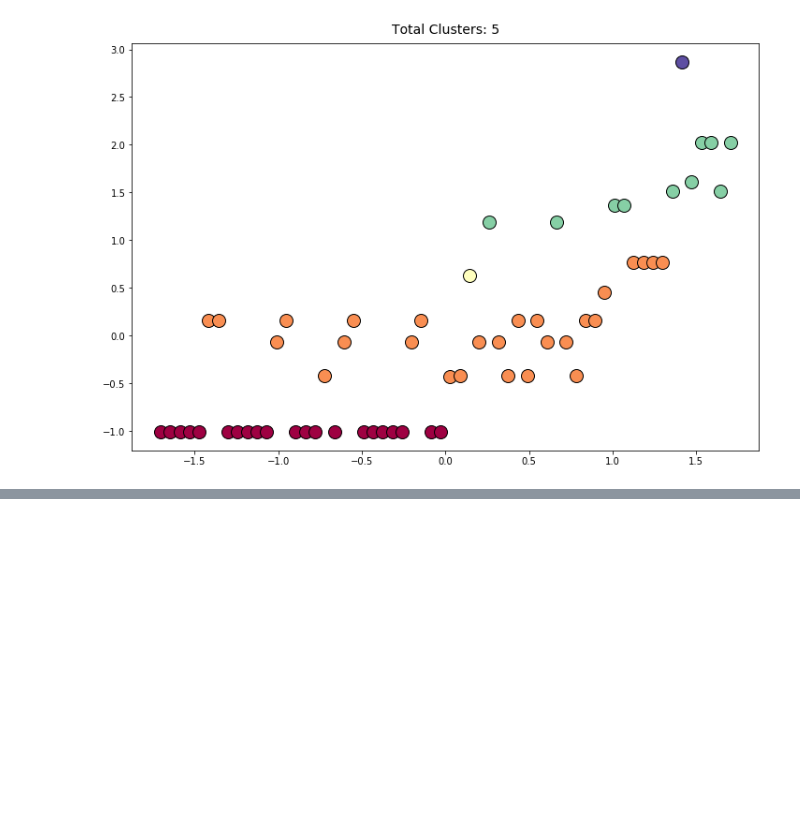
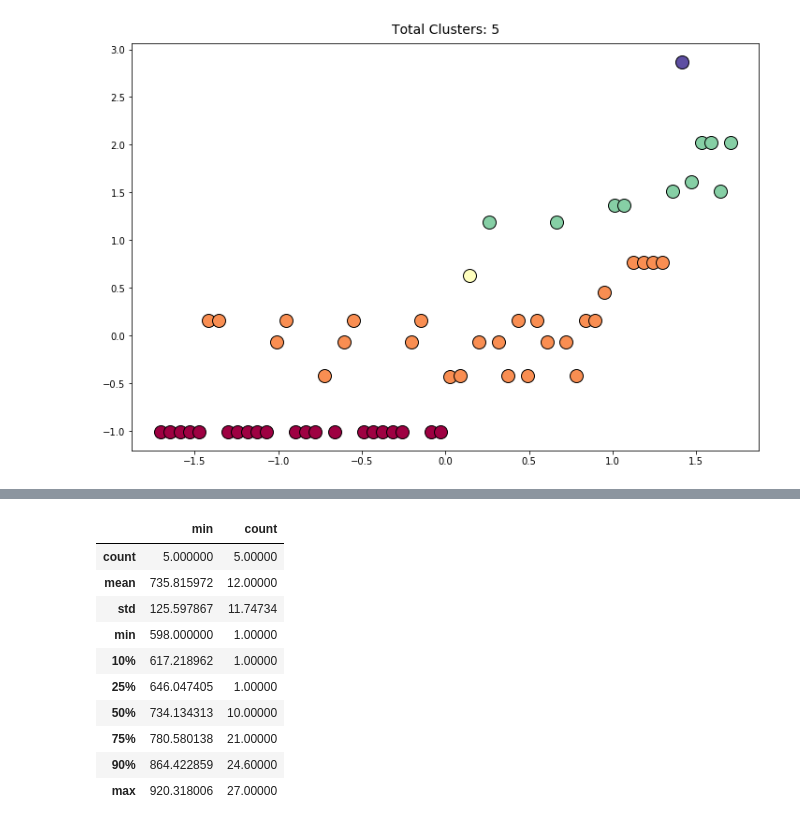
Before and after one commit to MagicMike90/cheap-airfare, a Jupyter notebook: cheap-airfare.ipynb, the cells around one changed output, grey strips where cells are left out. Cells and saved outputs as stored; diff of their text form; code cells hidden in the pictures; blank space fills up the shorter version.

```diff
--- a/cheap-airfare.ipynb
+++ b/cheap-airfare.ipynb
@@ -181,0 +207,14 @@ px[55]
+# %%
+rf.describe([.10,.25,.5,.75,.9])
+# %% [output]
+|  | min | count |
+| count | 5.000000 | 5.00000 |
+| mean | 735.815972 | 12.00000 |
+| std | 125.597867 | 11.74734 |
+| min | 598.000000 | 1.00000 |
+| 10% | 617.218962 | 1.00000 |
+| 25% | 646.047405 | 1.00000 |
+| 50% | 734.134313 | 10.00000 |
+| 75% | 780.580138 | 21.00000 |
+| 90% | 864.422859 | 24.60000 |
+| max | 920.318006 | 27.00000 |
```
Also changed, not shown: parts of 7 cells of this notebook.
